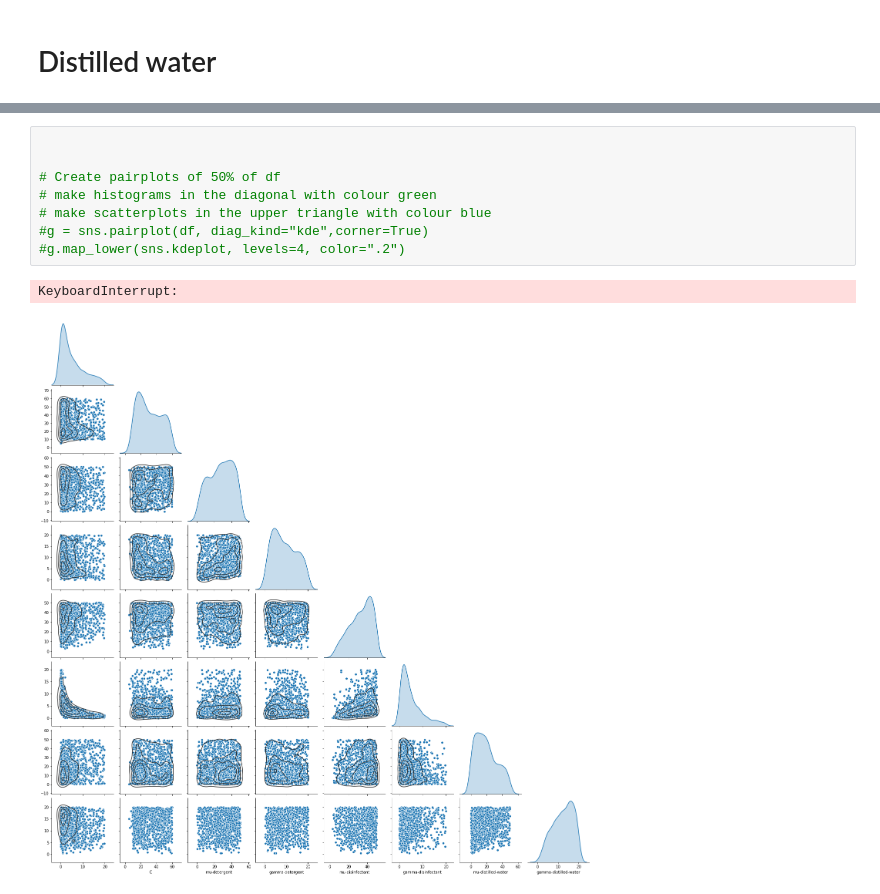
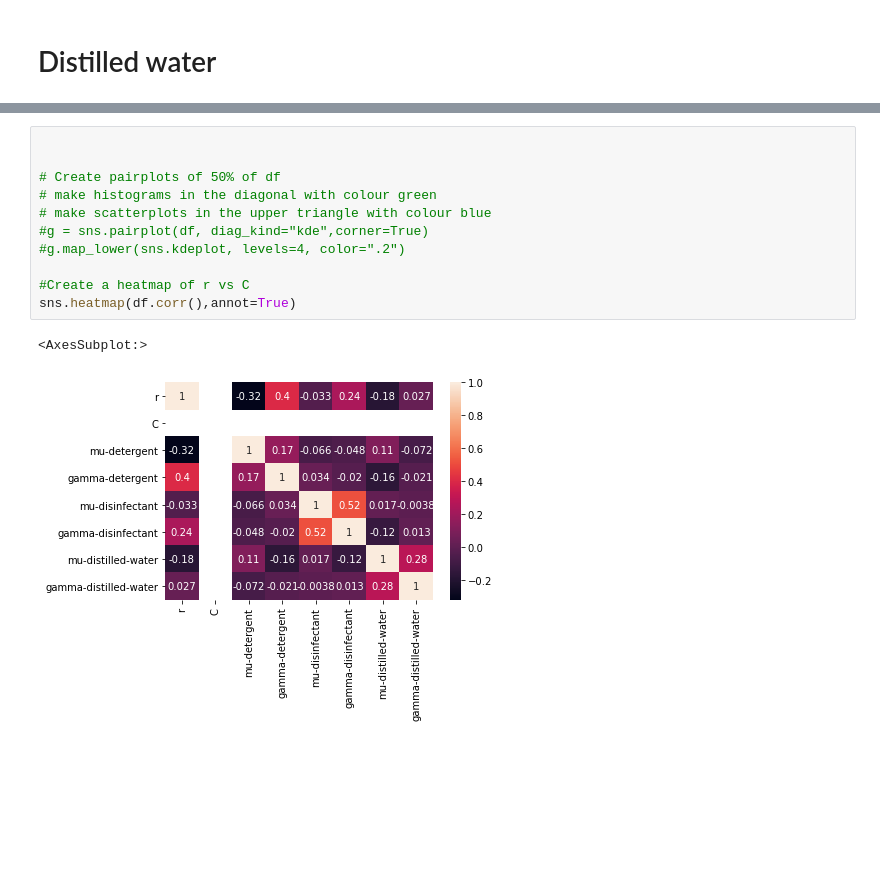
Before and after one commit to MarcoFelipeKing/Cleaning, a Jupyter notebook: Code/ABCCODE/Beth_ABC_plotting.ipynb, the cells around one changed output, grey strips where cells are left out. Saved outputs shown, nothing was run; the diff lists cells and outputs as text; blank space fills up the shorter version.

```diff
--- a/Code/ABCCODE/Beth_ABC_plotting.ipynb
+++ b/Code/ABCCODE/Beth_ABC_plotting.ipynb
@@ -211,14 +211,17 @@ plt.show()
 # %%
 
 
 # Create pairplots of 50% of df
 # make histograms in the diagonal with colour green
 # make scatterplots in the upper triangle with colour blue
 #g = sns.pairplot(df, diag_kind="kde",corner=True)
 #g.map_lower(sns.kdeplot, levels=4, color=".2")
+
+#Create a heatmap of r vs C
+sns.heatmap(df.corr(),annot=True)
 # %% [output]
-KeyboardInterrupt:
+<AxesSubplot:>
-[figure, old version]
+[figure, new version]
 # %%
 df.describe()
 # %% [output]
```
Also changed, not shown: parts of 5 cells of this notebook.
